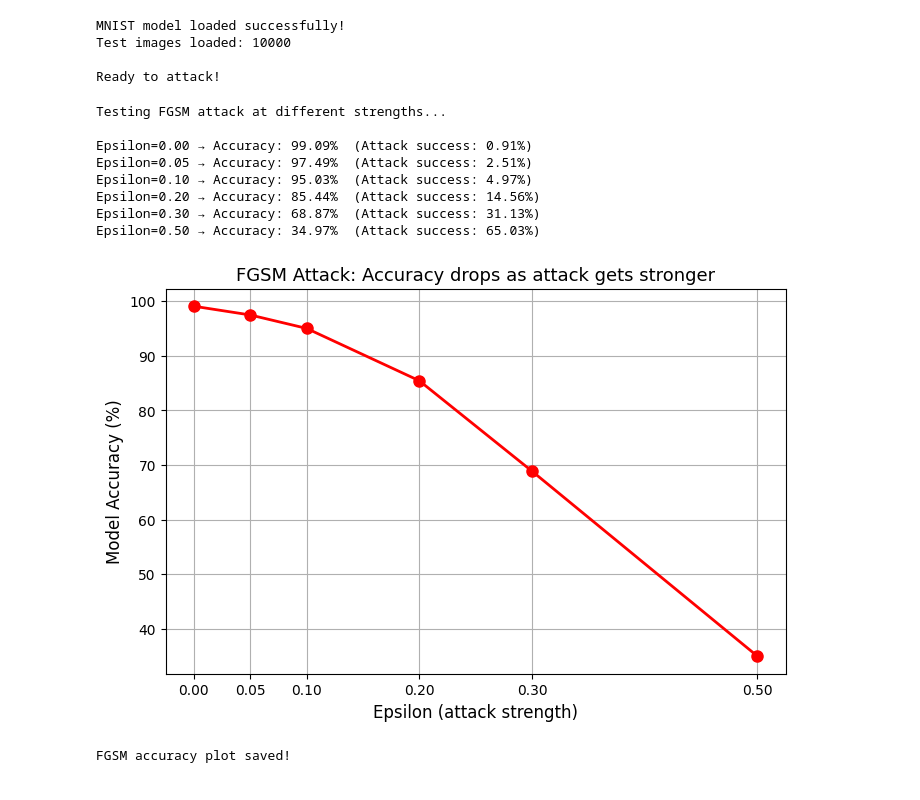
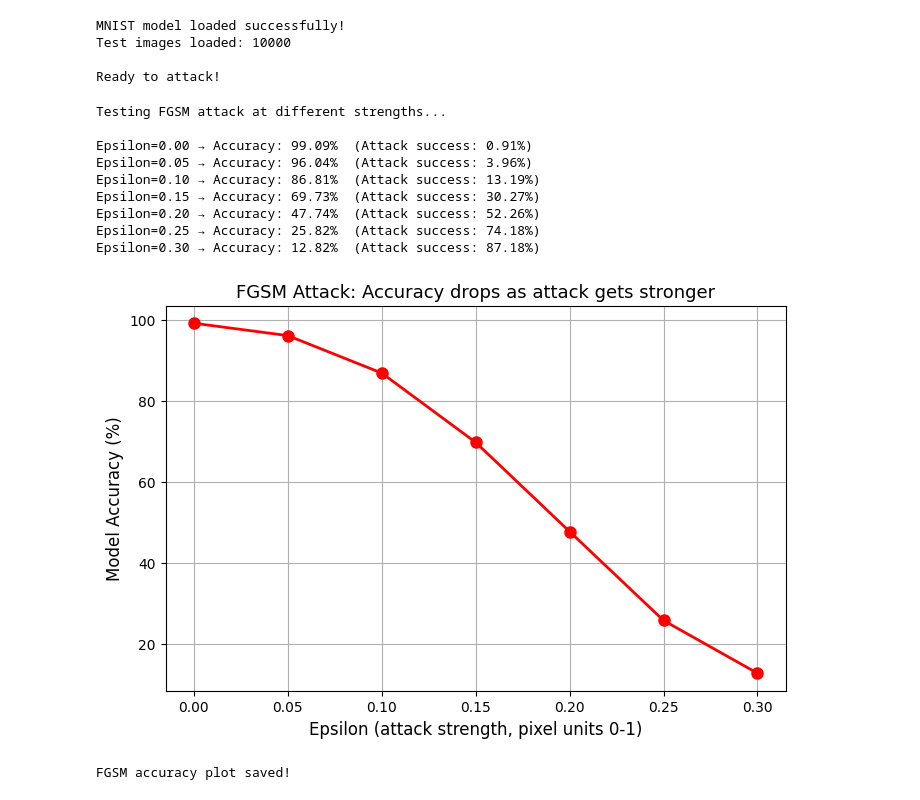
Before and after one commit to rehanzachr-netizen/ml-security-thesis, a Jupyter notebook: notebooks/02_adversarial_attacks.ipynb, the cells around one changed output. Cells and saved outputs as stored; diff of their text form; code cells hidden in the pictures.

```diff
--- a/notebooks/02_adversarial_attacks.ipynb
+++ b/notebooks/02_adversarial_attacks.ipynb
@@ -58,6 +58,14 @@ test_loader = torch.utils.data.DataLoader(
 
 print(f"Test images loaded: {len(test_dataset)}")
 print("\nReady to attack!")
+
+# ── Valid image range ──
+# A real image has pixel values between 0 (black) and 1 (white).
+# After the normalisation above, those limits become X_MIN and X_MAX.
+# Every adversarial image must stay inside this range to be a valid image.
+MEAN, STD = 0.1307, 0.3081
+X_MIN = (0.0 - MEAN) / STD
+X_MAX = (1.0 - MEAN) / STD
 # %% [output]
 MNIST model loaded successfully!
 Test images loaded: 10000
@@ -73,18 +81,21 @@ Ready to attack!
 # 3. Calculate gradients (which direction makes loss increase)
 # 4. Add a tiny amount of noise IN that direction
 # 5. The model gets confused and misclassifies the image
-# The noise is so small humans cannot see it!
+#
+# EPSILON is measured in pixel units, where 0 = black and 1 = white.
+# epsilon = 0.1 means every pixel may change by at most 10% of the full range.
+# This is the standard way attack strength is reported for MNIST.
 
 def fgsm_attack(model, images, labels, epsilon):
     """
     model   : the trained neural network
     images  : input images to attack
     labels  : correct labels for those images
-    epsilon : attack strength (how much noise to add)
-              small = invisible but weak, large = visible but strong
+    epsilon : attack strength in pixel units (0-1 scale)
+              small = hard to see but weak, large = visible but strong
     """
     # Tell PyTorch we need gradients for the images
-    images.requires_grad = True
+    images = images.clone().detach().requires_grad_(True)
 
     # Forward pass — get model predictions
     outputs = model(images)
@@ -97,17 +108,19 @@ def fgsm_attack(model, images, labels, epsilon):
     # Get the sign of each gradient (+1 or -1)
     gradient_sign = images.grad.data.sign()
 
-    # Add noise in the gradient direction
-    adversarial_images = images + epsilon * gradient_sign
+    # Add noise in the gradient direction.
+    # The images are normalised, so epsilon is divided by STD to convert it
+    # from pixel units into the normalised scale the model works in.
+    adversarial_images = images + (epsilon / STD) * gradient_sign
 
-    # Clip to keep pixel values in valid range [-1, 1]
-    adversarial_images = torch.clamp(adversarial_images, -1, 1)
+    # Clip so the result is still a valid image (pixels between 0 and 1)
+    adversarial_images = torch.clamp(adversarial_images, X_MIN, X_MAX)
 
     return adversarial_images.detach()
 
 
 # Test FGSM at different epsilon (strength) values
-epsilons = [0, 0.05, 0.1, 0.2, 0.3, 0.5]
+epsilons = [0, 0.05, 0.1, 0.15, 0.2, 0.25, 0.3]
 fgsm_accuracies = []
 
 print("Testing FGSM attack at different strengths...\n")
@@ -120,43 +133,46 @@ for eps in epsilons:
         if eps == 0:
             # No attack — just measure clean accuracy
             with torch.no_grad():
-                outputs = model(images) if False else mnist_model(images)
+                outputs = mnist_model(images)
                 _, predicted = outputs.max(1)
         else:
             # Apply FGSM attack
             adv_images = fgsm_attack(mnist_model, images, labels, eps)
             with torch.no_grad():
                 outputs = mnist_model(adv_images)
                 _, predicted = outputs.max(1)
 
         total += labels.size(0)
         correct += predicted.eq(labels).sum().item()
 
     acc = 100. * correct / total
     fgsm_accuracies.append(acc)
     print(f"Epsilon={eps:.2f} → Accuracy: {acc:.2f}%  "
           f"(Attack success: {100-acc:.2f}%)")
 
+clean_accuracy = fgsm_accuracies[0]
+
 # Plot accuracy vs epsilon
 plt.figure(figsize=(8, 5))
 plt.plot(epsilons, fgsm_accuracies, 'r-o', linewidth=2, markersize=8)
-plt.xlabel('Epsilon (attack strength)', fontsize=12)
+plt.xlabel('Epsilon (attack strength, pixel units 0-1)', fontsize=12)
 plt.ylabel('Model Accuracy (%)', fontsize=12)
 plt.title('FGSM Attack: Accuracy drops as attack gets stronger', fontsize=13)
 plt.grid(True)
 plt.xticks(epsilons)
 plt.savefig('../figures/fgsm_accuracy_vs_epsilon.png')
 plt.show()
 print("\nFGSM accuracy plot saved!")
 # %% [output]
 Testing FGSM attack at different strengths...
 
 Epsilon=0.00 → Accuracy: 99.09%  (Attack success: 0.91%)
-Epsilon=0.05 → Accuracy: 97.49%  (Attack success: 2.51%)
-Epsilon=0.10 → Accuracy: 95.03%  (Attack success: 4.97%)
-Epsilon=0.20 → Accuracy: 85.44%  (Attack success: 14.56%)
-Epsilon=0.30 → Accuracy: 68.87%  (Attack success: 31.13%)
-Epsilon=0.50 → Accuracy: 34.97%  (Attack success: 65.03%)
+Epsilon=0.05 → Accuracy: 96.04%  (Attack success: 3.96%)
+Epsilon=0.10 → Accuracy: 86.81%  (Attack success: 13.19%)
+Epsilon=0.15 → Accuracy: 69.73%  (Attack success: 30.27%)
+Epsilon=0.20 → Accuracy: 47.74%  (Attack success: 52.26%)
+Epsilon=0.25 → Accuracy: 25.82%  (Attack success: 74.18%)
+Epsilon=0.30 → Accuracy: 12.82%  (Attack success: 87.18%)
-[figure, old version]
+[figure, new version]
 FGSM accuracy plot saved!
 # %%
```
Also changed, not shown: parts of 4 cells of this notebook, 50 other files.
